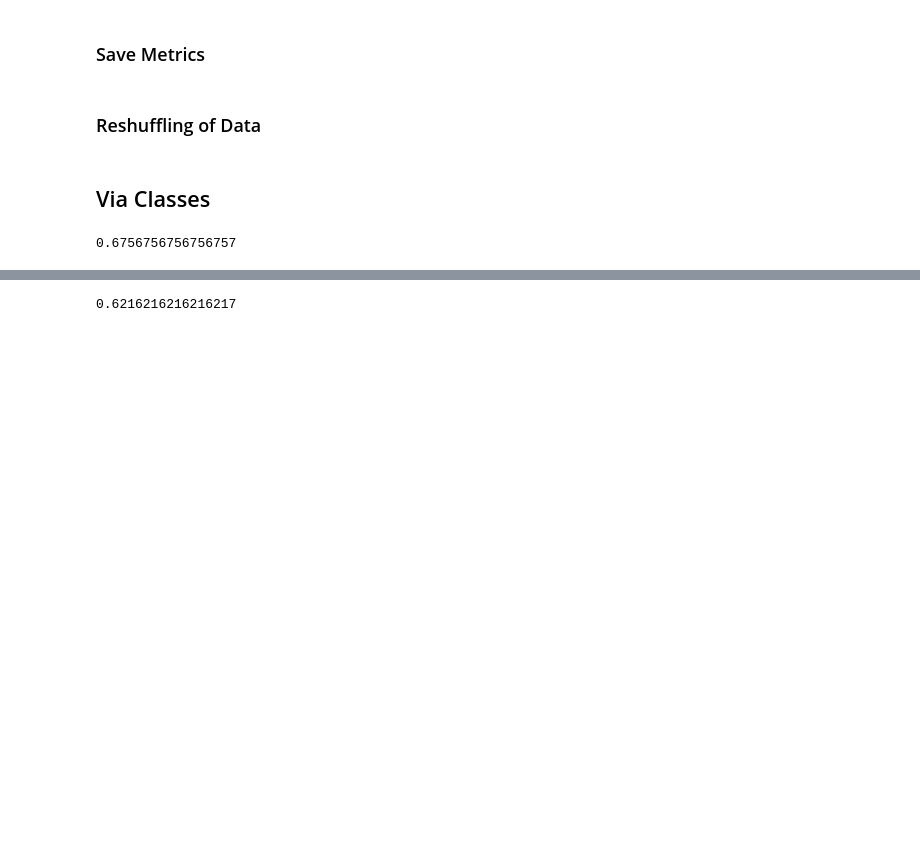
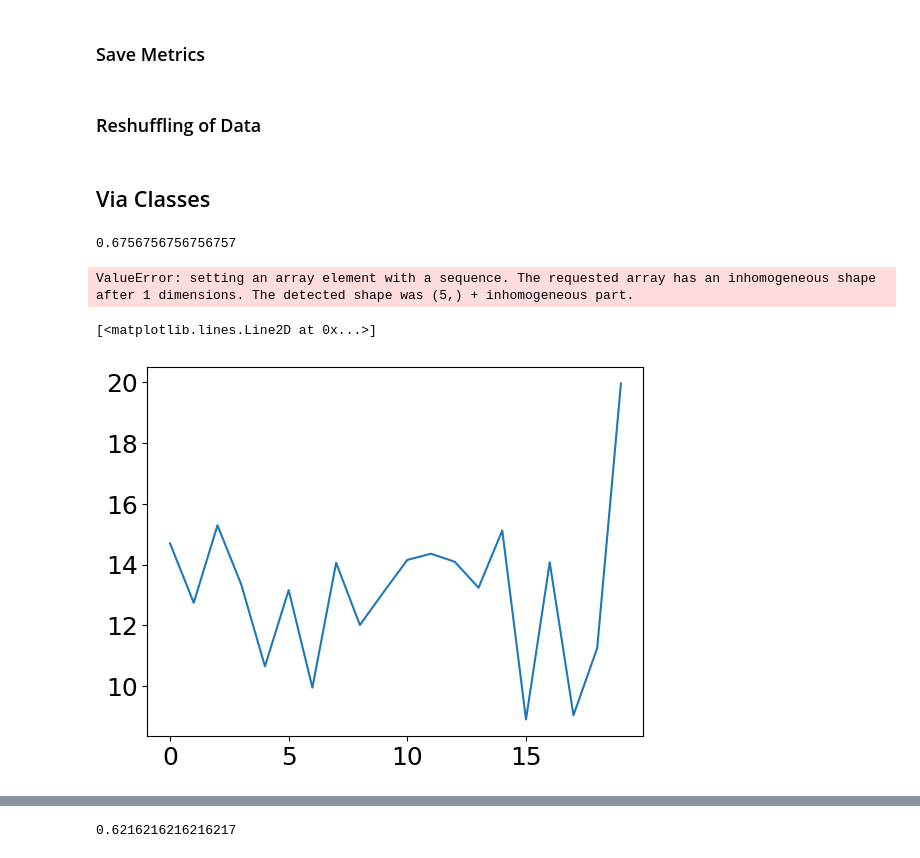
Before and after one commit to ncsl/decoding-decision-making, a Jupyter notebook: [Prototype] EFRI Data Analysis LDA.ipynb, the cells around one changed output, grey strips where cells are left out. Saved outputs shown, nothing was run; the diff lists cells and outputs as text; code cells hidden in the pictures; blank space fills up the shorter version.

```diff
--- a/[Prototype] EFRI Data Analysis LDA.ipynb
+++ b/[Prototype] EFRI Data Analysis LDA.ipynb
@@ -455,3 +482,14 @@ lda_per_channel_and_timestep.train_per_channel_and_timestep(f_band_data, y, 5)
 lda_per_channel_and_timestep.mean_scores.max()
 # %% [output]
 0.6756756756756757
+# %%
+for channel in range(lda_per_channel_and_timestep.num_channels):
+    for arr in lda_per_channel_and_timestep.create_cluster_idxs(12)[channel]:
+        test = lda_per_channel_and_timestep.t_stats[channel][arr].sum()
+# %% [output]
+ValueError: setting an array element with a sequence. The requested array has an inhomogeneous shape after 1 dimensions. The detected shape was (5,) + inhomogeneous part.
+# %%
+plt.plot(np.abs(lda_per_channel_and_timestep.t_stats[0]))
+# %% [output]
+[<matplotlib.lines.Line2D at 0x...>]
+[figure, added]
```
Also changed, not shown: parts of 9 cells of this notebook.
